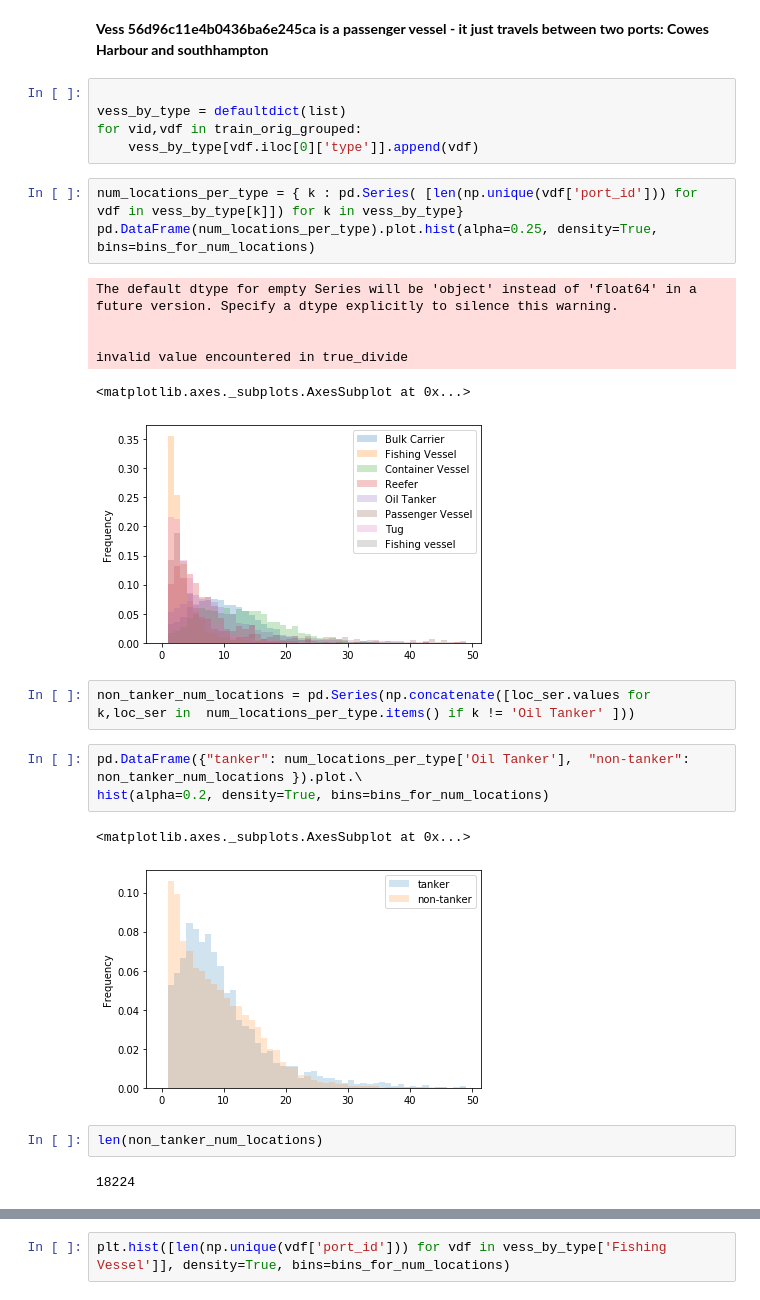
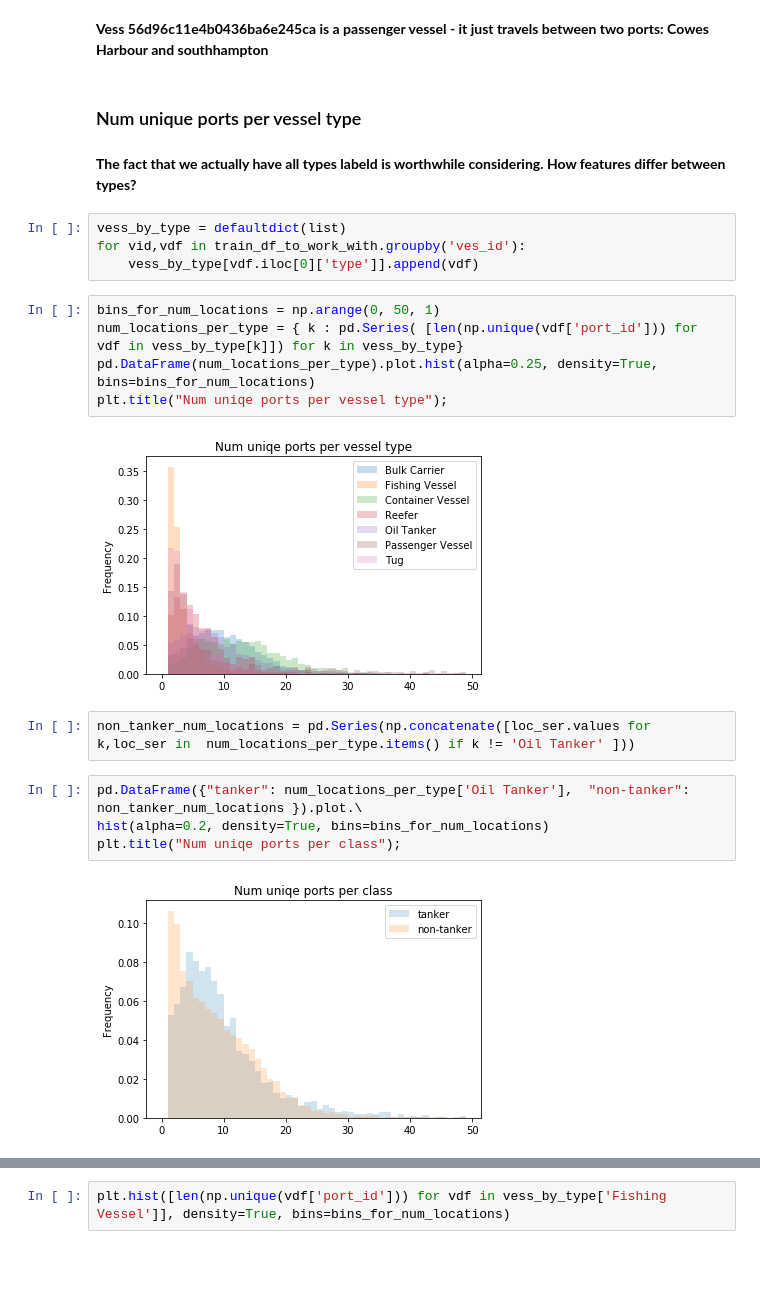
Before and after one commit to matanma/ML, a Jupyter notebook: WinWard/WinWard.ipynb, the cells around one changed output, grey strips where cells are left out. Saved outputs shown, nothing was run; the diff lists cells and outputs as text; blank space fills up the shorter version.

```diff
--- a/WinWard/WinWard.ipynb
+++ b/WinWard/WinWard.ipynb
@@ -528,30 +539,26 @@ curr_non_tanker_sorted_df = non_tanker_grouped_lst[9933][1].sort_values('start_t
 curr_non_tanker_sorted_df.to_csv("non_tanker_9933.csv")
 # %% [markdown]
 **Vess 56d96c11e4b0436ba6e245ca is a passenger vessel - it just travels between two ports: Cowes Harbour and southhampton**
+# %% [markdown]
+### Num unique ports per vessel type  ###
+# %% [markdown]
+**The fact that we actually have all types labeld is worthwhile considering. How features differ between types?**
 # %%
-
 vess_by_type = defaultdict(list)
-for vid,vdf in train_orig_grouped:
+for vid,vdf in train_df_to_work_with.groupby('ves_id'):
     vess_by_type[vdf.iloc[0]['type']].append(vdf)
 # %%
+bins_for_num_locations = np.arange(0, 50, 1)
 num_locations_per_type = { k : pd.Series( [len(np.unique(vdf['port_id'])) for vdf in vess_by_type[k]]) for k in vess_by_type}
 pd.DataFrame(num_locations_per_type).plot.hist(alpha=0.25, density=True, bins=bins_for_num_locations)
+plt.title("Num uniqe ports per vessel type");
 # %% [output]
-The default dtype for empty Series will be 'object' instead of 'float64' in a future version. Specify a dtype explicitly to silence this warning.
-
-
-invalid value encountered in true_divide
-<matplotlib.axes._subplots.AxesSubplot at 0x...>
-[figure, old version]
+[figure, new version]
 # %%
 non_tanker_num_locations = pd.Series(np.concatenate([loc_ser.values for k,loc_ser in  num_locations_per_type.items() if k != 'Oil Tanker' ]))
 # %%
 pd.DataFrame({"tanker": num_locations_per_type['Oil Tanker'],  "non-tanker": non_tanker_num_locations }).plot.\
 hist(alpha=0.2, density=True, bins=bins_for_num_locations)
+plt.title("Num uniqe ports per class");
 # %% [output]
-<matplotlib.axes._subplots.AxesSubplot at 0x...>
-[figure, old version]
+[figure, new version]
-# %%
-len(non_tanker_num_locations)
-# %% [output]
-18224
```
Also changed, not shown: parts of 37 cells of this notebook.
